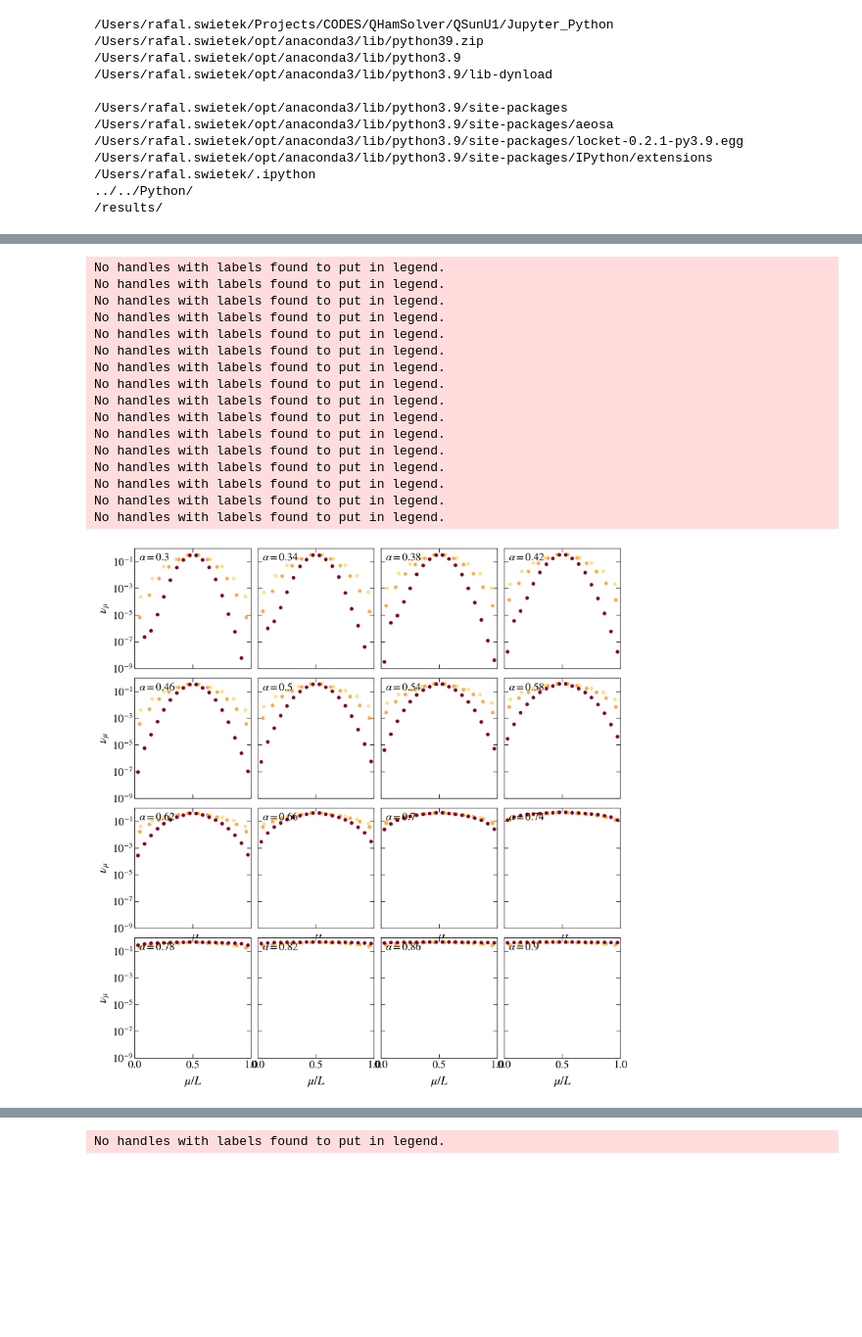
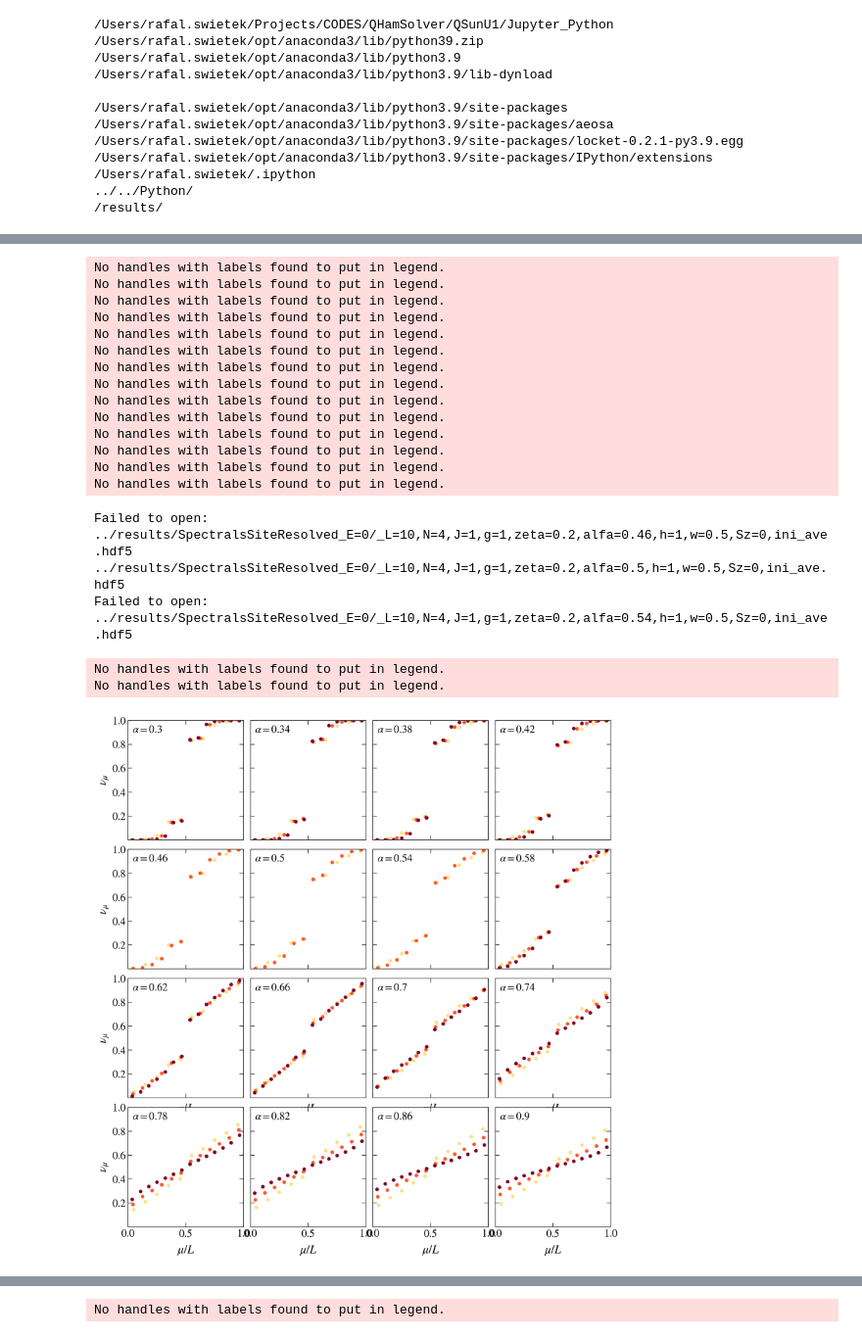
Before and after one commit to Rafal-Swietek/QHamSolver, a Jupyter notebook: QSunU1/Jupyter_Python/LIOMS.ipynb, the cells around one changed output, grey strips where cells are left out. Shown at 98% size. Cells and saved outputs as stored; diff of their text form; code cells hidden in the pictures; blank space fills up the shorter version.

```diff
--- a/QSunU1/Jupyter_Python/LIOMS.ipynb
+++ b/QSunU1/Jupyter_Python/LIOMS.ipynb
@@ -203,11 +242,11 @@ J=1
 
 
 alfa=1
-h=0.0
-w=1.0
+h=1.0
+w=0.5
 zeta=0.2
 
-N=3
+N=4
 gamma=1.0
 ini_ave=1
 L = L_total - N
@@ -255,7 +294,7 @@ for iiL, L_total in enumerate(sizes):
 
         omegax = np.logspace(int(np.log10(0.1 / dim)), int(np.log10(5 + L_total)), 10*L_total-1)
 
-        name_out = base_dir +  "SpectralsSiteResolved/" + info(L=L, N=N, J=J, gamma=gamma, zeta=zeta, alfa=alfa, h=h, w=w, ext='.hdf5', ini_ave=ini_ave, Sz=0)
+        name_out = base_dir +  "SpectralsSiteResolved_E=0/" + info(L=L, N=N, J=J, gamma=gamma, zeta=zeta, alfa=alfa, h=h, w=w, ext='.hdf5', ini_ave=ini_ave, Sz=0)
 
         if exists(name_out):
             with h5py.File(name_out, "r") as file:
@@ -333,11 +370,11 @@ J=1
 
 
 alfa=1
-h=0.0
-w=1.0
+h=1.0
+w=0.5
 zeta=0.2
 
-N=3
+N=4
 gamma=1.0
 ini_ave=1
 L = L_total - N
@@ -347,7 +384,7 @@ scaled_disorder = 0
 def bandwidth(L, alfa):
     return 1 + (J**2) / 8 * alfa**2 * (alfa**L - 1) / (alfa**2 - 1) + L / 4 * (1 + (w**2) / 3)
 
-sizes = [10, 12, 18]
+sizes = [10, 12, 14]
 
 
 L_total = 9
@@ -378,52 +415,55 @@ for ii_a, alfa in enumerate(alfas):
         col = s_m_L.to_rgba(L_total)
         L = L_total - N
         dim = 2**L_total
 
         # for r
-        name_out = base_dir +  "SpectralsSiteResolved/" + info(L=L, N=N, J=J, gamma=gamma, zeta=zeta, alfa=alfa, h=h, w=w, ext='.hdf5', ini_ave=ini_ave, Sz=0)
+        name_out = base_dir +  "SpectralsSiteResolved_E=0/" + info(L=L, N=N, J=J, gamma=gamma, zeta=zeta, alfa=alfa, h=h, w=w, ext='.hdf5', ini_ave=ini_ave, Sz=0)
+        try:
+            if exists(name_out):
+                with h5py.File(name_out, "r") as file:
+                    E   = np.array(file.get('average energies'))
 
-        if exists(name_out):
-            with h5py.File(name_out, "r") as file:
-                E   = np.array(file.get('average energies'))
-                E_av = np.mean(E)
-                idx = np.argmin( np.abs(E - E_av) )
-                num = min([500, dim//10])
-                Emin = int( idx - num//2 )
-                Emax = int( idx + num//2 )
-                occupations = np.array(file.get('OneBody/occupations'))
-                occupations = np.mean(occupations[Emin : Emax, :], axis=0)
-                occupations = [min([nu, 1-nu]) for nu in occupations]
+                    # occupations = np.array(file.get('OneBody/occupations'))
+                    occupations = np.array(file.get('OneBody_fermions/occupations'))
+                    occupations = np.mean(occupations, axis=0)
+                    # occupations = [min([nu, 1-nu]) for nu in occupations]
+                    # print(occupations)
+                    axis[ii_a].scatter( (np.arange(1, L_total+1, 1) - 0.5) / L_total, occupations, color=col, s=20)
+            else:
+                print(name_out)
+        except OSError:
+            print("Failed to open: ", name_out)
 
-                axis[ii_a].scatter( (np.arange(1, L_total+1, 1) - 0.5) / L_total, occupations, color=col, s=20)
-        else:
-            print(name_out)
 
-    fig_help.set_plot_elements(axis[ii_a], ylabel=r"$\nu_\mu$" if ii_a%4 == 0 else "", xlabel=r"$\mu/L$" if ii_a > 7 else "", font_size=16, set_legend=1, xscale='linear', yscale='log')
+    fig_help.set_plot_elements(axis[ii_a], ylabel=r"$\nu_\mu$" if ii_a%4 == 0 else "", xlabel=r"$\mu/L$" if ii_a > 7 else "", font_size=16, set_legend=1, xscale='linear', yscale='linear')
 
     axis[ii_a].annotate(r"$\alpha=%g$"%alfa, fontsize=16, xy=(0.04, 0.9), xycoords='axes fraction')
 
 axis[0].set_xlim(0,1)
 axis[0].set_ylim(1e-9,1)
 fig.subplots_adjust(wspace = 0.06, hspace=0.08)
 # fig.suptitle(r"$N=3,\quad L_{\rm tot} = L+N$", fontsize=20)
 # %% [output]
 No handles with labels found to put in legend.
 No handles with labels found to put in legend.
 No handles with labels found to put in legend.
 No handles with labels found to put in legend.
 No handles with labels found to put in legend.
 No handles with labels found to put in legend.
 No handles with labels found to put in legend.
 No handles with labels found to put in legend.
 No handles with labels found to put in legend.
 No handles with labels found to put in legend.
 No handles with labels found to put in legend.
 No handles with labels found to put in legend.
 No handles with labels found to put in legend.
 No handles with labels found to put in legend.
-No handles with labels found to put in legend.
-No handles with labels found to put in legend.
+Failed to open:  ../results/SpectralsSiteResolved_E=0/_L=10,N=4,J=1,g=1,zeta=0.2,alfa=0.46,h=1,w=0.5,Sz=0,ini_ave.hdf5
+../results/SpectralsSiteResolved_E=0/_L=10,N=4,J=1,g=1,zeta=0.2,alfa=0.5,h=1,w=0.5,Sz=0,ini_ave.hdf5
+Failed to open:  ../results/SpectralsSiteResolved_E=0/_L=10,N=4,J=1,g=1,zeta=0.2,alfa=0.54,h=1,w=0.5,Sz=0,ini_ave.hdf5
+No handles with labels found to put in legend.
+No handles with labels found to put in legend.
-[figure, old version]
+[figure, new version]
 # %%
 L_total=15
 
```
Also changed, not shown: parts of 5 cells of this notebook, 1 other file.
